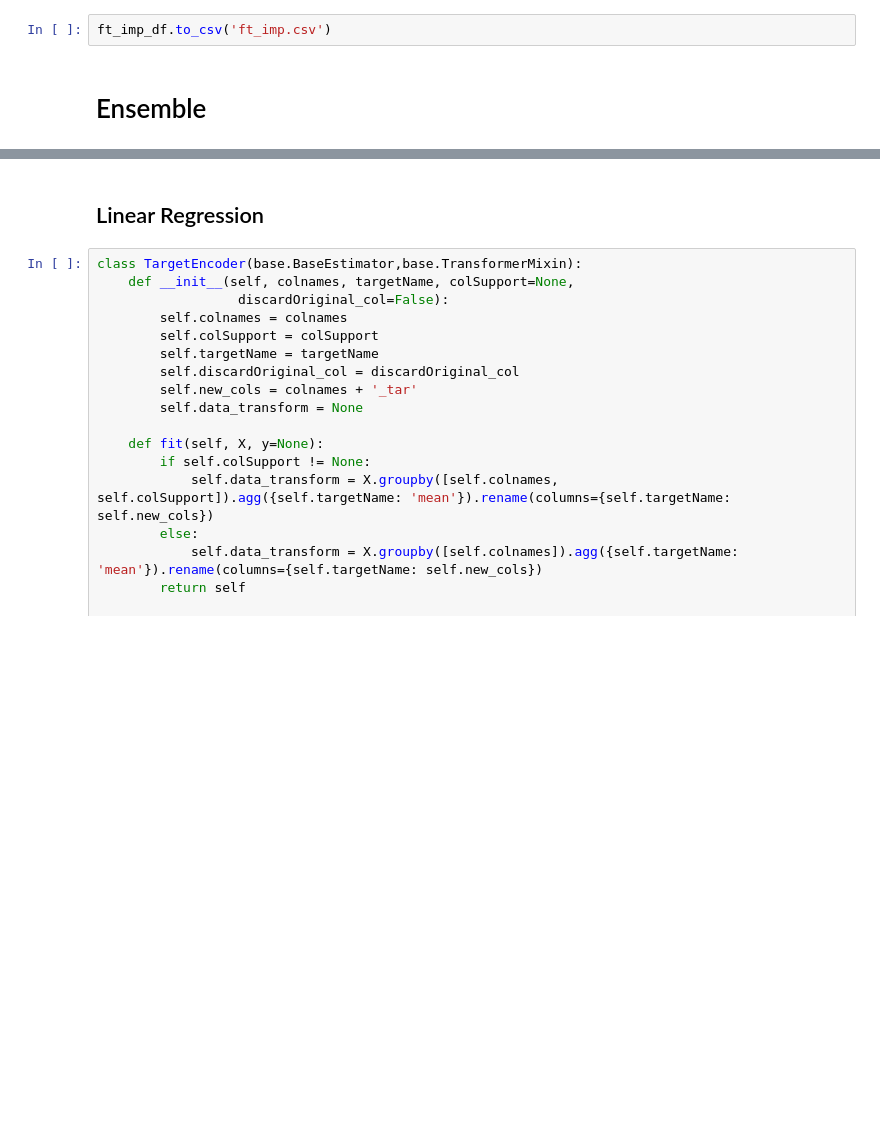
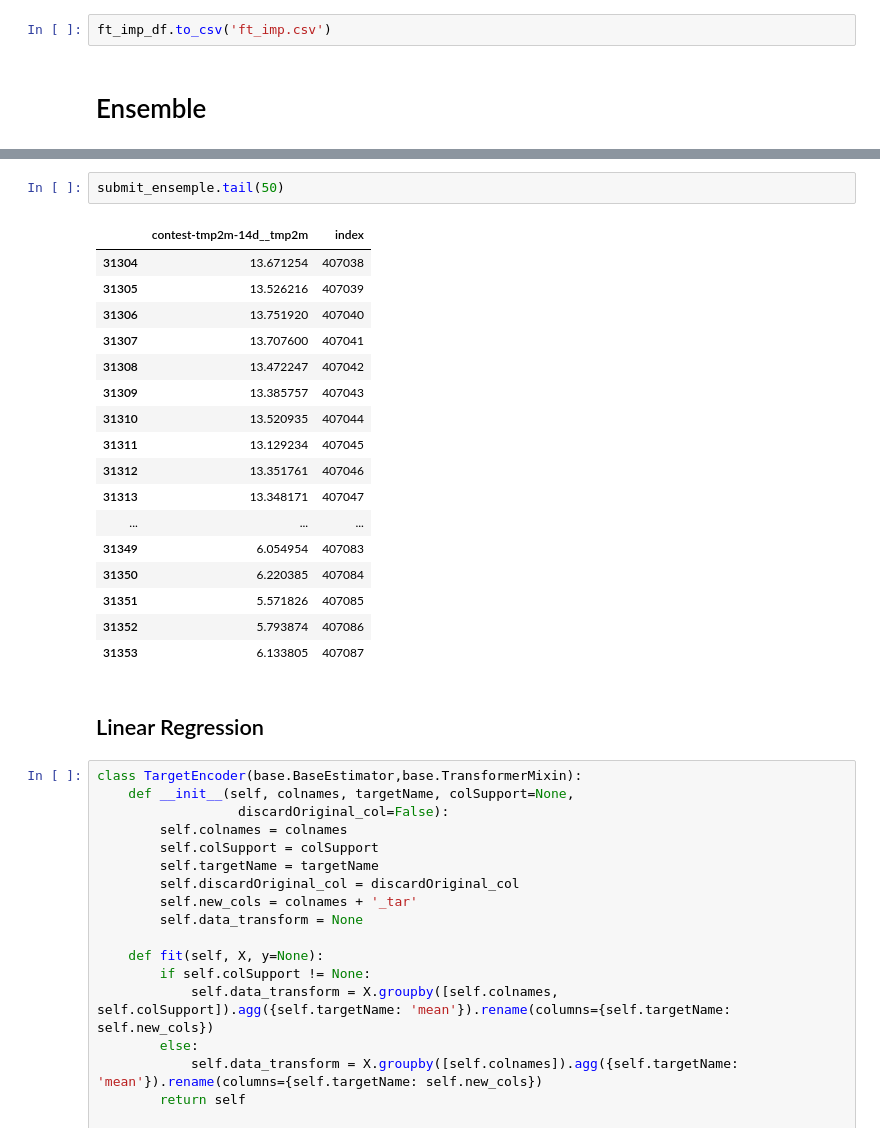
Before and after one commit to KieuSonTung/WiDS-Datathon-2023, a Jupyter notebook: wids_bo_fteng.ipynb, the cells around one changed output, grey strips where cells are left out. Drawn from its saved outputs; the diff is of its cells as text; blank space fills up the shorter version.

```diff
--- a/wids_bo_fteng.ipynb
+++ b/wids_bo_fteng.ipynb
@@ -672,3 +699,23 @@ submit_ensemple.to_csv('submit_ensemble.csv', index=False)
+# %%
+submit_ensemple.tail(50)
+# %% [output]
+|  | contest-tmp2m-14d__tmp2m | index |
+| 31304 | 13.671254 | 407038 |
+| 31305 | 13.526216 | 407039 |
+| 31306 | 13.751920 | 407040 |
+| 31307 | 13.707600 | 407041 |
+| 31308 | 13.472247 | 407042 |
+| 31309 | 13.385757 | 407043 |
+| 31310 | 13.520935 | 407044 |
+| 31311 | 13.129234 | 407045 |
+| 31312 | 13.351761 | 407046 |
+| 31313 | 13.348171 | 407047 |
+| ... | ... | ... |
+| 31349 | 6.054954 | 407083 |
+| 31350 | 6.220385 | 407084 |
+| 31351 | 5.571826 | 407085 |
+| 31352 | 5.793874 | 407086 |
+| 31353 | 6.133805 | 407087 |
 # %% [markdown]
 ## Linear Regression
 # %%
```
Also changed, not shown: parts of 11 cells of this notebook.
